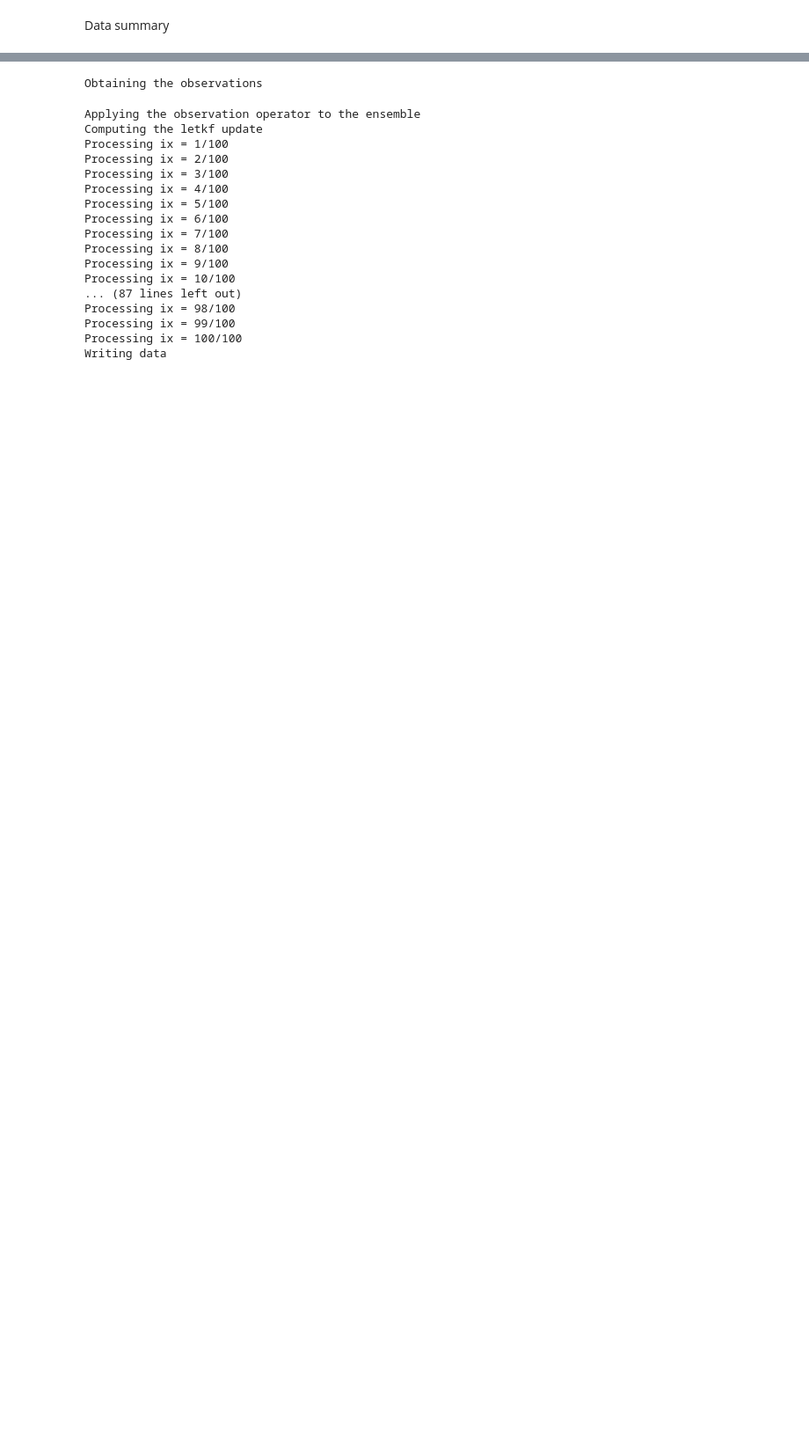
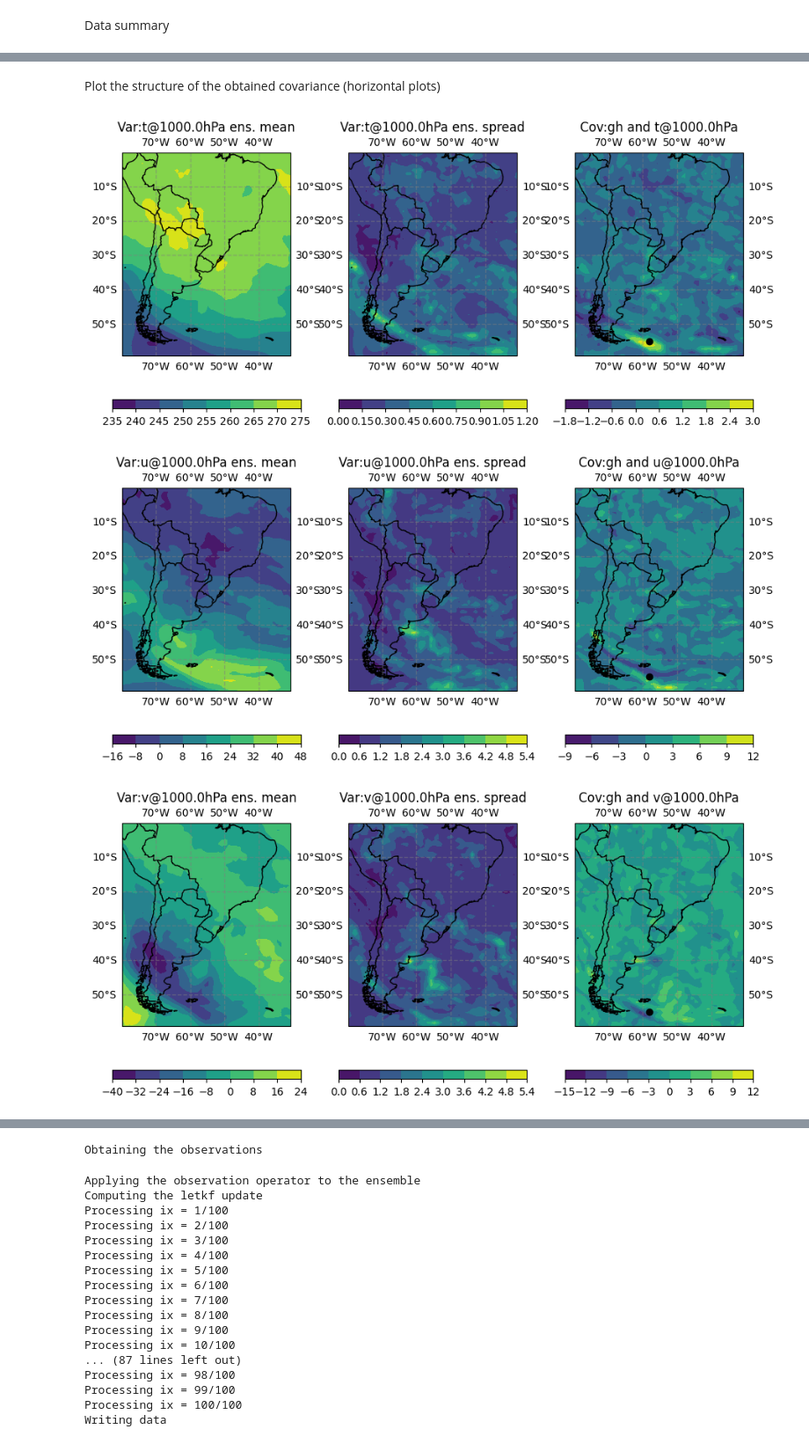
Before and after one commit to gustfrontar/code, a Jupyter notebook: python/gfs_data/global_scale_da.ipynb, the cells around one changed output, grey strips where cells are left out. Shown at 88% size. Saved outputs shown, nothing was run; the diff lists cells and outputs as text; code cells hidden in the pictures; blank space fills up the shorter version.

```diff
--- a/python/gfs_data/global_scale_da.ipynb
+++ b/python/gfs_data/global_scale_da.ipynb
@@ -301,0 +401,16 @@ Text(0.5, 1.0, 'Var:t@1hPa ens. pert. 1')
+# %%
+#Select a location
+point_lat = -55     #Location latitude
+point_lon = 302     #Location longitude
+point_lev = 500.0   #Location level
+point_var = 'gh'
+
+idx_lev = (np.abs(lev - point_lev)).argmin()
+idx_lat = (np.abs(lat - point_lat)).argmin()
+idx_lon = (np.abs(lon - point_lon)).argmin()
+
+#Get the value of all ensemble members for the selected variable and selected location.
+single_loc_xf = xf[idx_lon,idx_lat,idx_lev,:,var_index[point_var]]
+
+#Compute the covariance
+covariance = ens_covariance( single_loc_xf , xf , ens_dim = 3)
@@ -301,0 +420,36 @@ Text(0.5, 1.0, 'Var:t@1hPa ens. pert. 1')
+# %% [markdown]
+Plot the structure of the obtained covariance (horizontal plots)
+# %%
+for my_var in var_index.keys() :
+    #Horizontal plot
+    fig , ax = plt.subplots(1,3,figsize=(11, 5),subplot_kw={'projection': crs.PlateCarree()})
+
+    #Ploting ensemble mean
+    cont=ax[0].contourf( lon , lat , xf_mean[:,:,idx_lev,var_index[my_var]].T )
+    ax[0].set_title('Var:' + my_var + '@' + str(plot_lev) + 'hPa ' + 'ens. mean')
+    ax[0].add_feature(feature.COASTLINE)
+    ax[0].add_feature(feature.BORDERS)
+    ax[0].gridlines(crs=crs.PlateCarree(), draw_labels=True,
+                  linewidth=1, color='gray', alpha=0.5, linestyle='--')
+    fig.colorbar(cont, orientation='horizontal')
+    #Ploting the ensemble spread
+    cont=ax[1].contourf( lon , lat , np.std( xf[:,:,idx_lev,:,var_index[my_var]] , axis=2  ).T )
+    ax[1].set_title('Var:' + my_var + '@' + str(plot_lev) + 'hPa ' + 'ens. spread')
+    ax[1].add_feature(feature.COASTLINE)
+    ax[1].add_feature(feature.BORDERS)
+    fig.colorbar(cont, orientation='horizontal')
+    ax[1].gridlines(crs=crs.PlateCarree(), draw_labels=True,
+                  linewidth=1, color='gray', alpha=0.5, linestyle='--')
+    #Ploting the covariance
+    cont=ax[2].contourf( lon , lat , covariance[:,:,idx_lev,var_index[my_var]].T )
+    ax[2].set_title('Cov:' + point_var + ' and ' + my_var + '@' + str(plot_lev) + 'hPa')
+    ax[2].add_feature(feature.COASTLINE)
+    ax[2].add_feature(feature.BORDERS)
+    fig.colorbar(cont, orientation='horizontal')
+    ax[2].gridlines(crs=crs.PlateCarree(), draw_labels=True,
+                  linewidth=1, color='gray', alpha=0.5, linestyle='--')
+    ax[2].plot(point_lon-360,point_lat,'ok')
+# %% [output]
+[figure, added]
+[figure, added]
+[figure, added]
```
Also changed, not shown: parts of 19 cells of this notebook, 4 other files.
